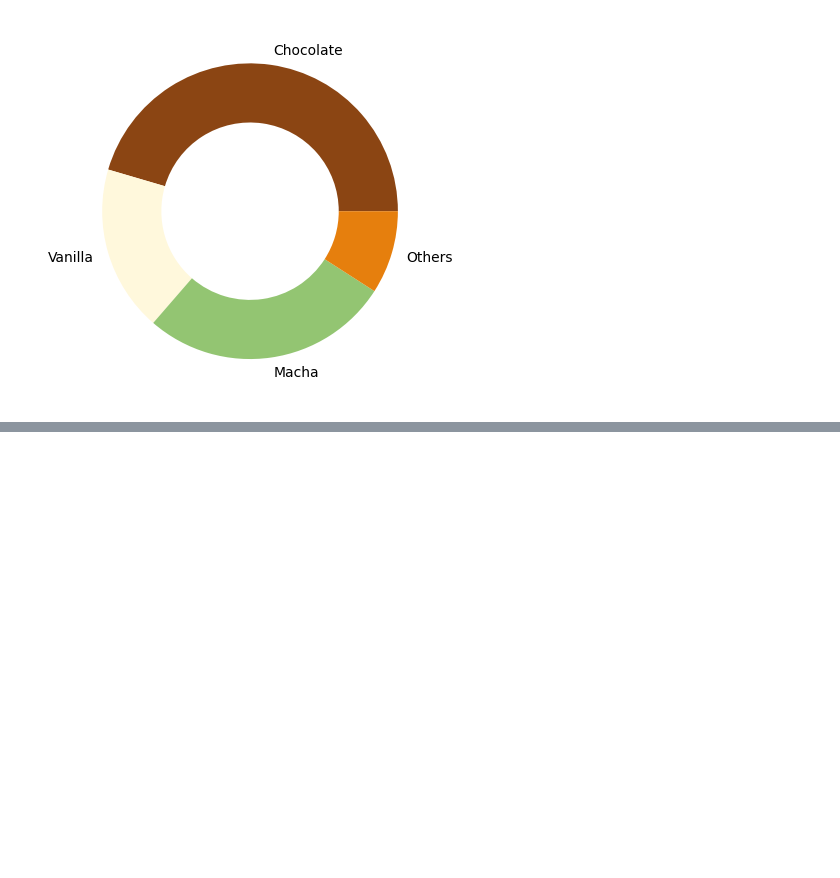
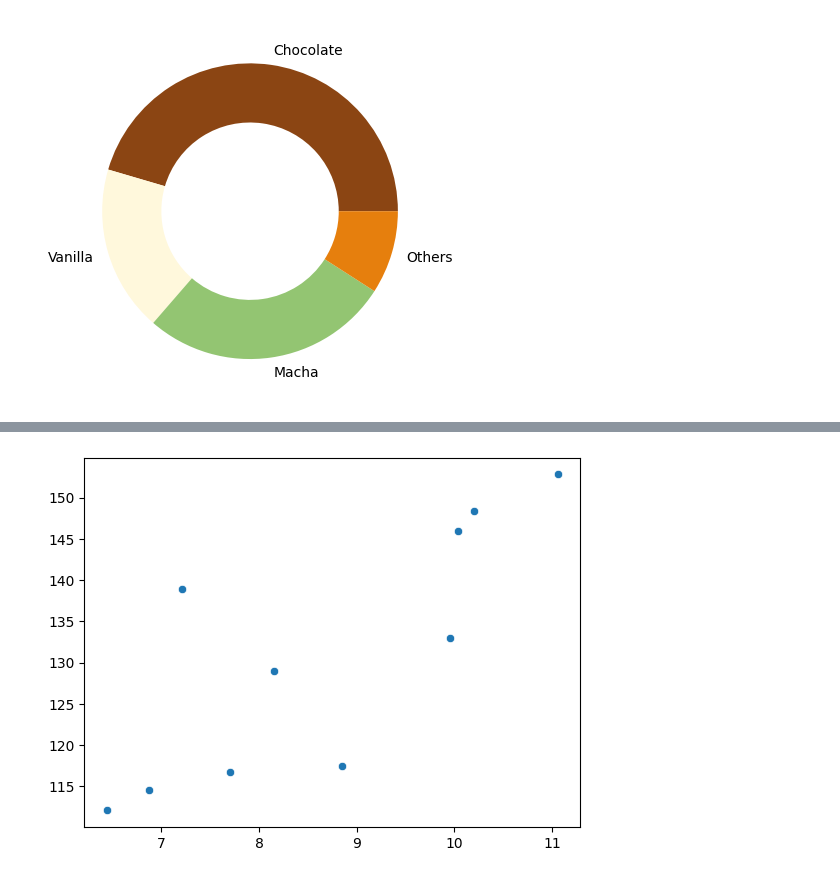
Before and after one commit to JoshInkiriwang/Data_Science_Dicoding, a Jupyter notebook: Analisis_Data_Python/Data_Visualisation.ipynb, the cells around one changed output, grey strips where cells are left out. Cells and saved outputs as stored; diff of their text form; code cells hidden in the pictures; blank space fills up the shorter version.

```diff
--- a/Analisis_Data_Python/Data_Visualisation.ipynb
+++ b/Analisis_Data_Python/Data_Visualisation.ipynb
@@ -145,0 +200,10 @@ plt.show()
+# %%
+# Menggunaakan library seaborn
+import matplotlib.pyplot as plt
+import seaborn as sns
+
+sns.scatterplot(x=lemon_diameter, y=lemon_weight)
+
+plt.show()
+# %% [output]
+[figure, added]
```
Also changed, not shown: parts of 33 cells of this notebook.
